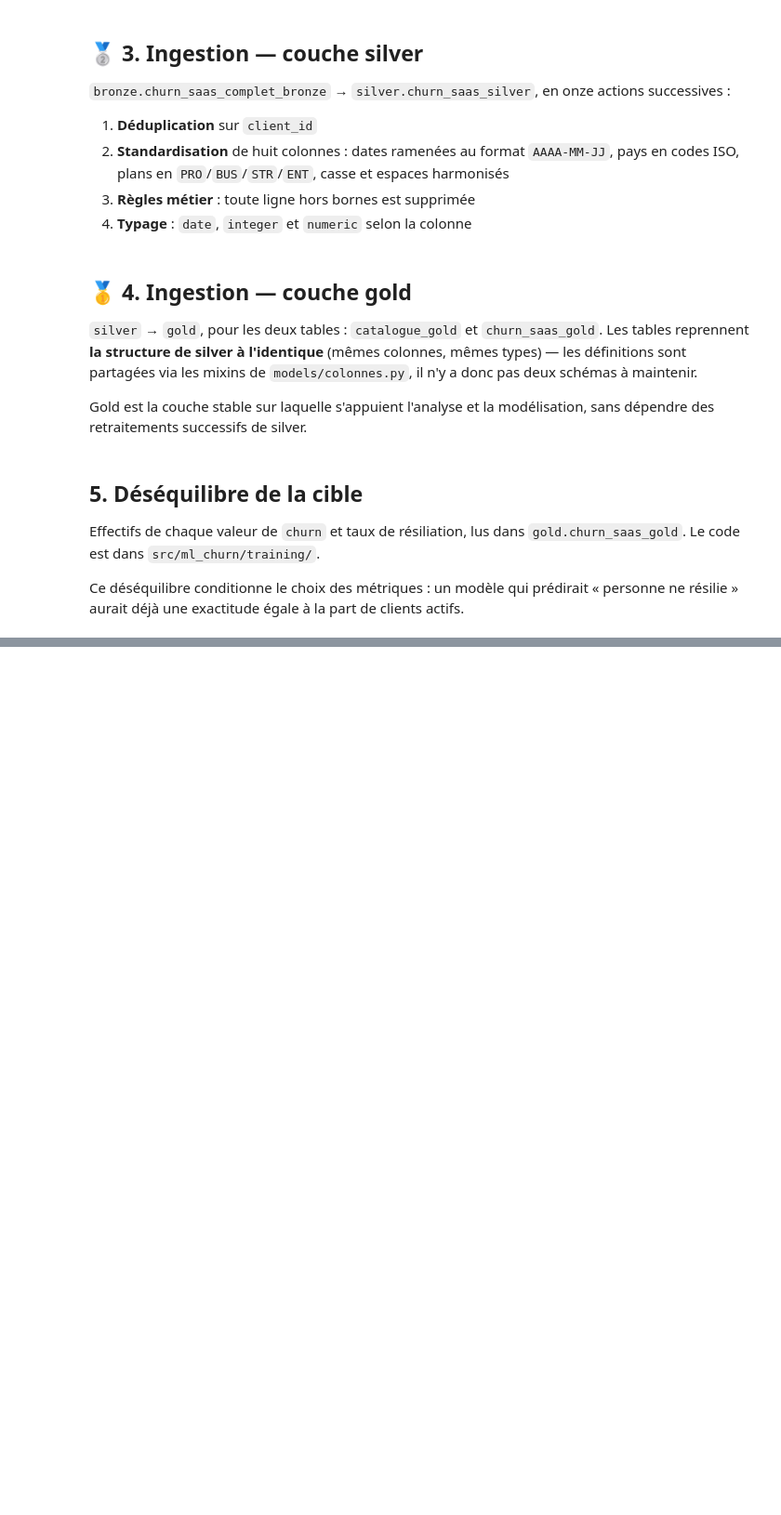
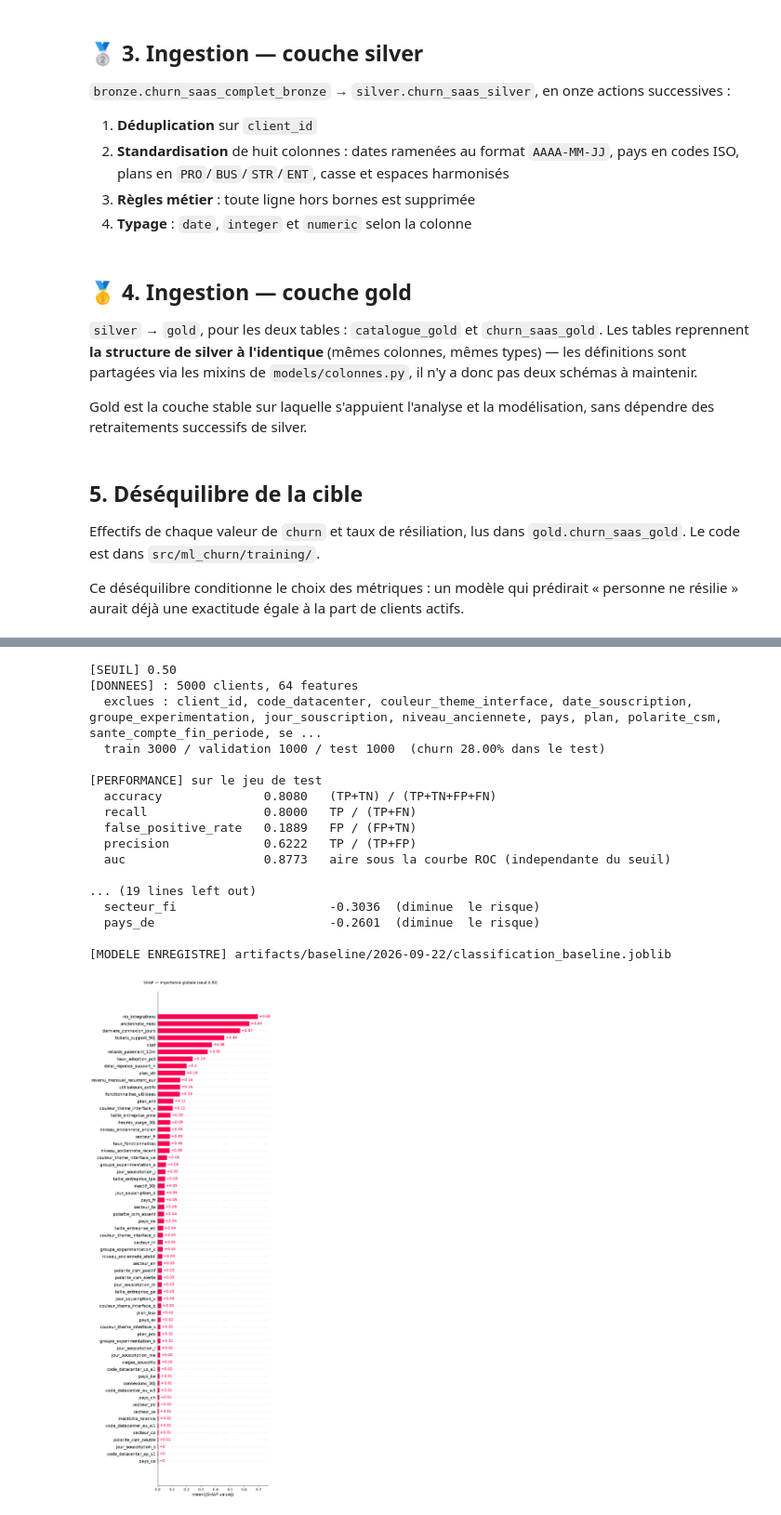
Before and after one commit to aurelien-V03/ml-churn, a Jupyter notebook: churn-notebook.ipynb, the cells around one changed output, grey strips where cells are left out. Shown at 93% size. Cells and saved outputs as stored; diff of their text form; code cells hidden in the pictures; blank space fills up the shorter version.

Commit message:
add baseline model shap values

```diff
--- a/churn-notebook.ipynb
+++ b/churn-notebook.ipynb
@@ -155,0 +183,51 @@ resultat_baseline = train_classification_baseline(seuil=SEUIL)
+# %%
+from ml_churn.training.classification.baseline.classification_baseline_training import (
+    train_classification_baseline,
+)
+from ml_churn.training.common.explain import (
+    display_figure,
+    shap_bar_figure,
+    shap_summary_figure,
+)
+
+SEUIL = resultat_tuning.seuil  # ou une valeur fixee a la main
+
+resultat_baseline = train_classification_baseline(seuil=SEUIL)
+
+# Explication sur le jeu de test : ce que le modele a appris se juge sur des
+# lignes qu'il n'a pas vues. Les memes figures sont attachees aux runs MLflow
+# par la recherche de seuil.
+display_figure(
+    shap_bar_figure(
+        resultat_baseline.model,
+        resultat_baseline.X_test,
+        titre=f"SHAP — importance globale (seuil {SEUIL:.2f})",
+        max_features=None,  # toutes les colonnes, sans regroupement
+    )
+)
+display_figure(
+    shap_summary_figure(
+        resultat_baseline.model,
+        resultat_baseline.X_test,
+        titre=f"SHAP — effet par client (seuil {SEUIL:.2f})",
+    )
+)
+# %% [output]
+[SEUIL] 0.50
+[DONNEES] : 5000 clients, 64 features
+  exclues : client_id, code_datacenter, couleur_theme_interface, date_souscription, groupe_experimentation, jour_souscription, niveau_anciennete, pays, plan, polarite_csm, sante_compte_fin_periode, se ...
+  train 3000 / validation 1000 / test 1000  (churn 28.00% dans le test)
+
+[PERFORMANCE] sur le jeu de test
+  accuracy              0.8080   (TP+TN) / (TP+TN+FP+FN)
+  recall                0.8000   TP / (TP+FN)
+  false_positive_rate   0.1889   FP / (FP+TN)
+  precision             0.6222   TP / (TP+FP)
+  auc                   0.8773   aire sous la courbe ROC (independante du seuil)
+
+... (19 lines left out)
+  secteur_fi                     -0.3036  (diminue  le risque)
+  pays_de                        -0.2601  (diminue  le risque)
+
+[MODELE ENREGISTRE] artifacts/baseline/2026-09-22/classification_baseline.joblib
+[figure, added]
```
Also changed, not shown: parts of 6 cells of this notebook, 13 other files.
